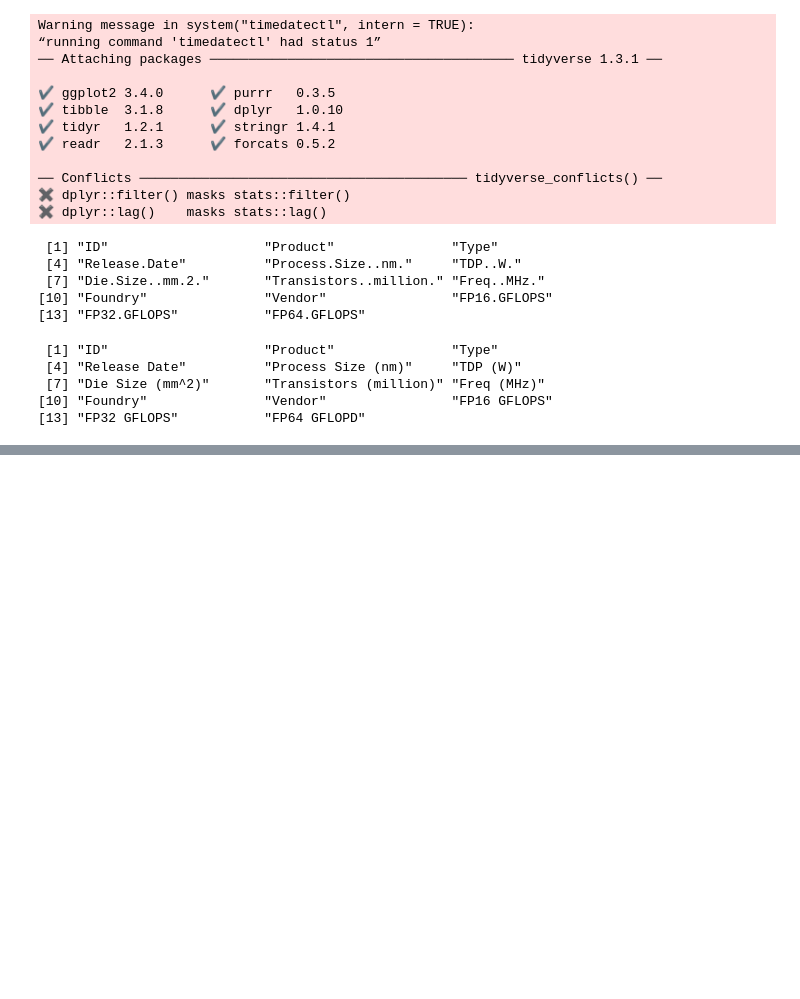
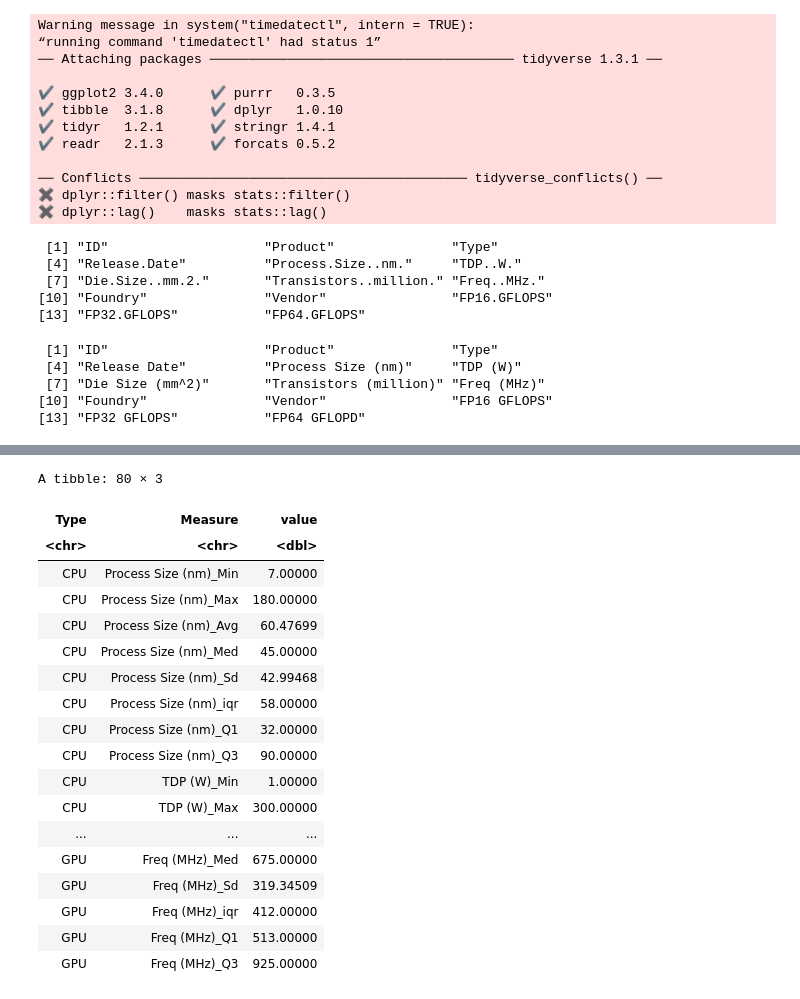
Before and after one commit to TheMathAI/MATH208_PROJECT, a Jupyter notebook: MATH_208_Project.ipynb, the cells around one changed output, grey strips where cells are left out. Saved outputs shown, nothing was run; the diff lists cells and outputs as text; code cells hidden in the pictures; blank space fills up the shorter version.

```diff
--- a/MATH_208_Project.ipynb
+++ b/MATH_208_Project.ipynb
@@ -61,0 +52,31 @@ A data.frame: 4854 × 14
+# %%
+# remove all rows with NA values between the column 5 and 9 inclunding 5,9.
+cpu_gpu_data_no_NA <- cpu_gpu_data[complete.cases(cpu_gpu_data[ , 5:9]),]
+
+# It contains min, max, mean, median, sd, IQR, Q1 and Q3. Feel free to add
+#other functions that would give us more information on the data
+summary_cpu_gpu <- cpu_gpu_data_no_NA %>% group_by(Type) %>% select(Type, 'Process Size (nm)', 'TDP (W)', 'Die Size (mm^2)', 'Transistors (million)', 'Freq (MHz)') %>%
+  summarise_all(list(Min=min, Max=max,Avg=mean, Med=median, Sd=sd, iqr=IQR, Q1=~quantile(.,probs=0.25), Q3=~quantile(.,probs=0.75))) %>%
+  pivot_longer(cols=starts_with(c('Process','TDP','Die','Transistors','Freq')), names_to = "Measure", values_drop_na = TRUE)
+
+summary_cpu_gpu
+# %% [output]
+A tibble: 80 × 3
+| Type | Measure | value |
+| <chr> | <chr> | <dbl> |
+| CPU | Process Size (nm)_Min | 7.00000 |
+| CPU | Process Size (nm)_Max | 180.00000 |
+| CPU | Process Size (nm)_Avg | 60.47699 |
+| CPU | Process Size (nm)_Med | 45.00000 |
+| CPU | Process Size (nm)_Sd | 42.99468 |
+| CPU | Process Size (nm)_iqr | 58.00000 |
+| CPU | Process Size (nm)_Q1 | 32.00000 |
+| CPU | Process Size (nm)_Q3 | 90.00000 |
+| CPU | TDP (W)_Min | 1.00000 |
+| CPU | TDP (W)_Max | 300.00000 |
+| ... | ... | ... |
+| GPU | Freq (MHz)_Med | 675.00000 |
+| GPU | Freq (MHz)_Sd | 319.34509 |
+| GPU | Freq (MHz)_iqr | 412.00000 |
+| GPU | Freq (MHz)_Q1 | 513.00000 |
+| GPU | Freq (MHz)_Q3 | 925.00000 |
```
Also changed, not shown: parts of 3 cells of this notebook.
